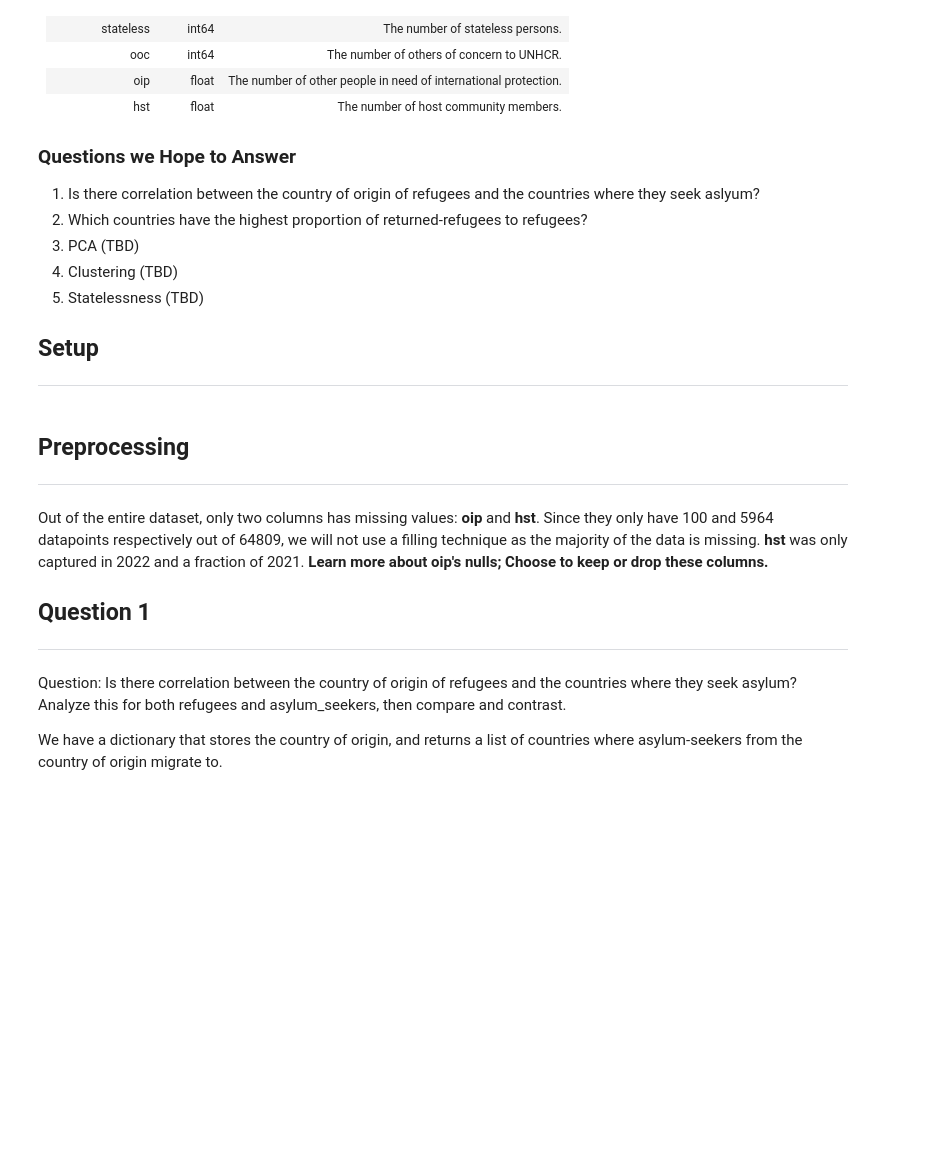
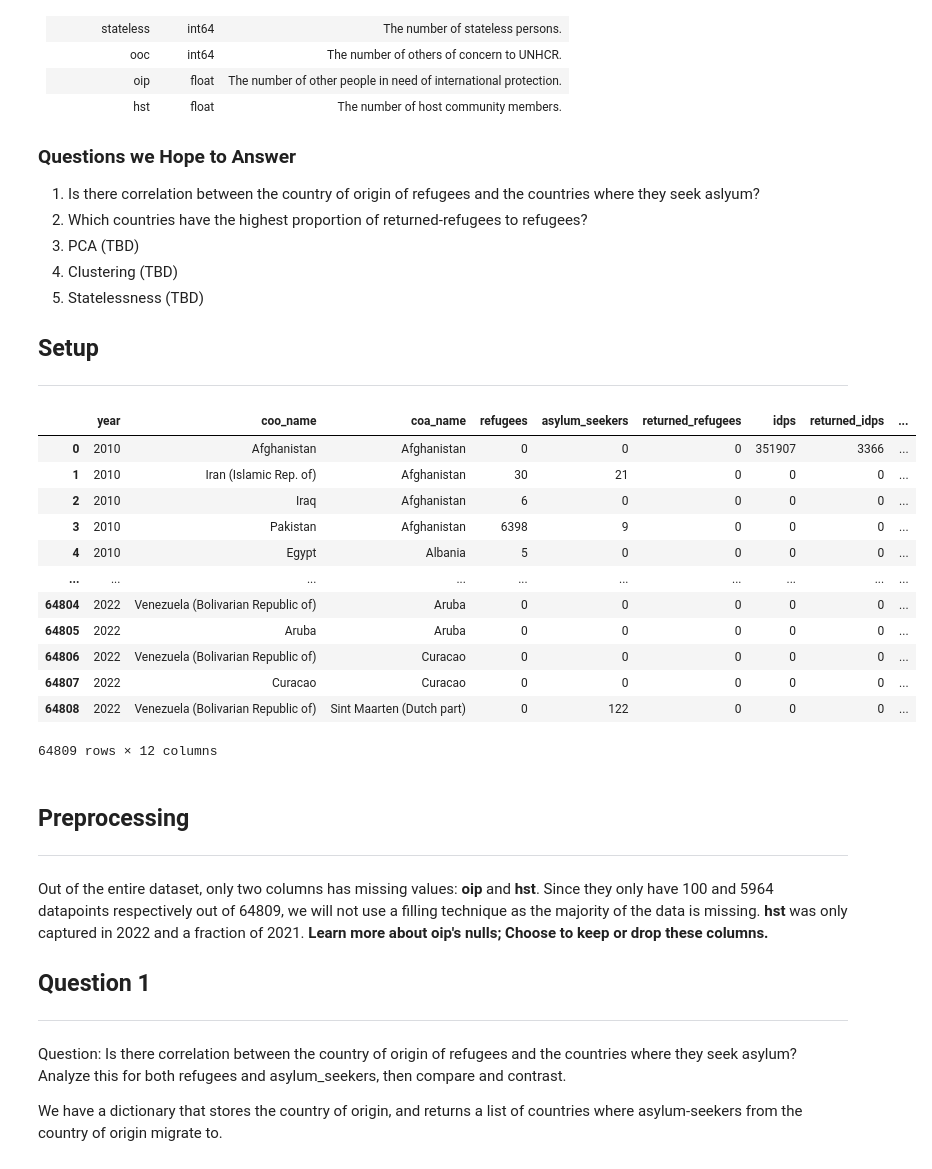
Before and after one commit to Ben-Heinze/CSCI-491-Data-Visualization, a Jupyter notebook: Final Project/RefugeeData.ipynb, the cells around one changed output. Cells and saved outputs as stored; diff of their text form; code cells hidden in the pictures; blank space fills up the shorter version.

```diff
--- a/Final Project/RefugeeData.ipynb
+++ b/Final Project/RefugeeData.ipynb
@@ -48,20 +48,35 @@ CSCI-491 - Data Visualization
 # %%
 import numpy as np
 import pandas as dp
 import matplotlib.patches as mpatches
 import matplotlib.pyplot as plt
 import seaborn as sns
 import geopandas as gpd
 import warnings
 warnings.simplefilter(action='ignore', category=FutureWarning)
 
 data = dp.read_csv("data/population.csv")
 
 #removes repetitive columns (country or origin/asylum initials)
 data = data.drop(columns = ['coo','coo_iso','coa','coa_iso'])
 
 # Numerical data
 num_data = data.drop(columns = ['coo_name','coa_name'])
+data
+# %% [output]
+|  | year | coo_name | coa_name | refugees | asylum_seekers | returned_refugees | idps | returned_idps | ... |
+| 0 | 2010 | Afghanistan | Afghanistan | 0 | 0 | 0 | 351907 | 3366 | ... |
+| 1 | 2010 | Iran (Islamic Rep. of) | Afghanistan | 30 | 21 | 0 | 0 | 0 | ... |
+| 2 | 2010 | Iraq | Afghanistan | 6 | 0 | 0 | 0 | 0 | ... |
+| 3 | 2010 | Pakistan | Afghanistan | 6398 | 9 | 0 | 0 | 0 | ... |
+| 4 | 2010 | Egypt | Albania | 5 | 0 | 0 | 0 | 0 | ... |
+| ... | ... | ... | ... | ... | ... | ... | ... | ... | ... |
+| 64804 | 2022 | Venezuela (Bolivarian Republic of) | Aruba | 0 | 0 | 0 | 0 | 0 | ... |
+| 64805 | 2022 | Aruba | Aruba | 0 | 0 | 0 | 0 | 0 | ... |
+| 64806 | 2022 | Venezuela (Bolivarian Republic of) | Curacao | 0 | 0 | 0 | 0 | 0 | ... |
+| 64807 | 2022 | Curacao | Curacao | 0 | 0 | 0 | 0 | 0 | ... |
+| 64808 | 2022 | Venezuela (Bolivarian Republic of) | Sint Maarten (Dutch part) | 0 | 122 | 0 | 0 | 0 | ... |
+64809 rows × 12 columns
 # %% [markdown]
 ## Preprocessing
 
```
Also changed, not shown: parts of 5 cells of this notebook, 3 other files.
